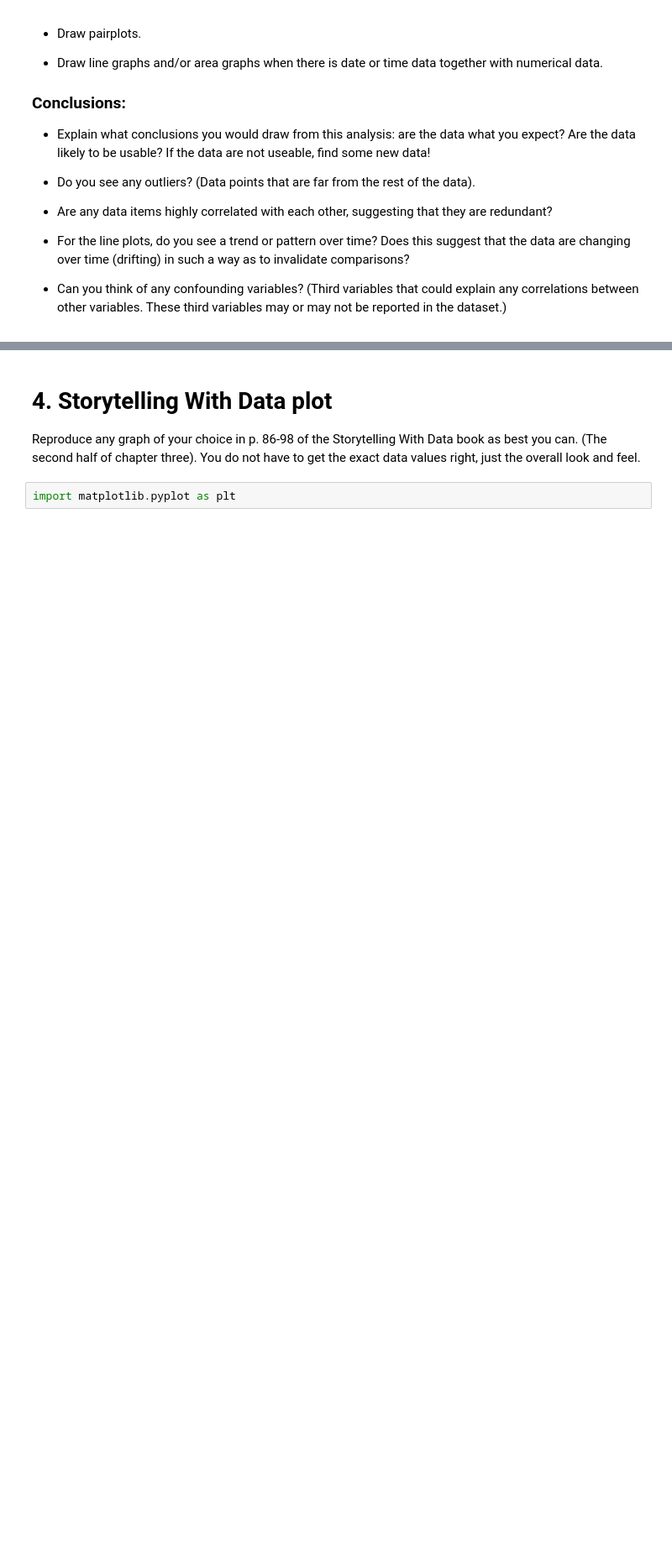
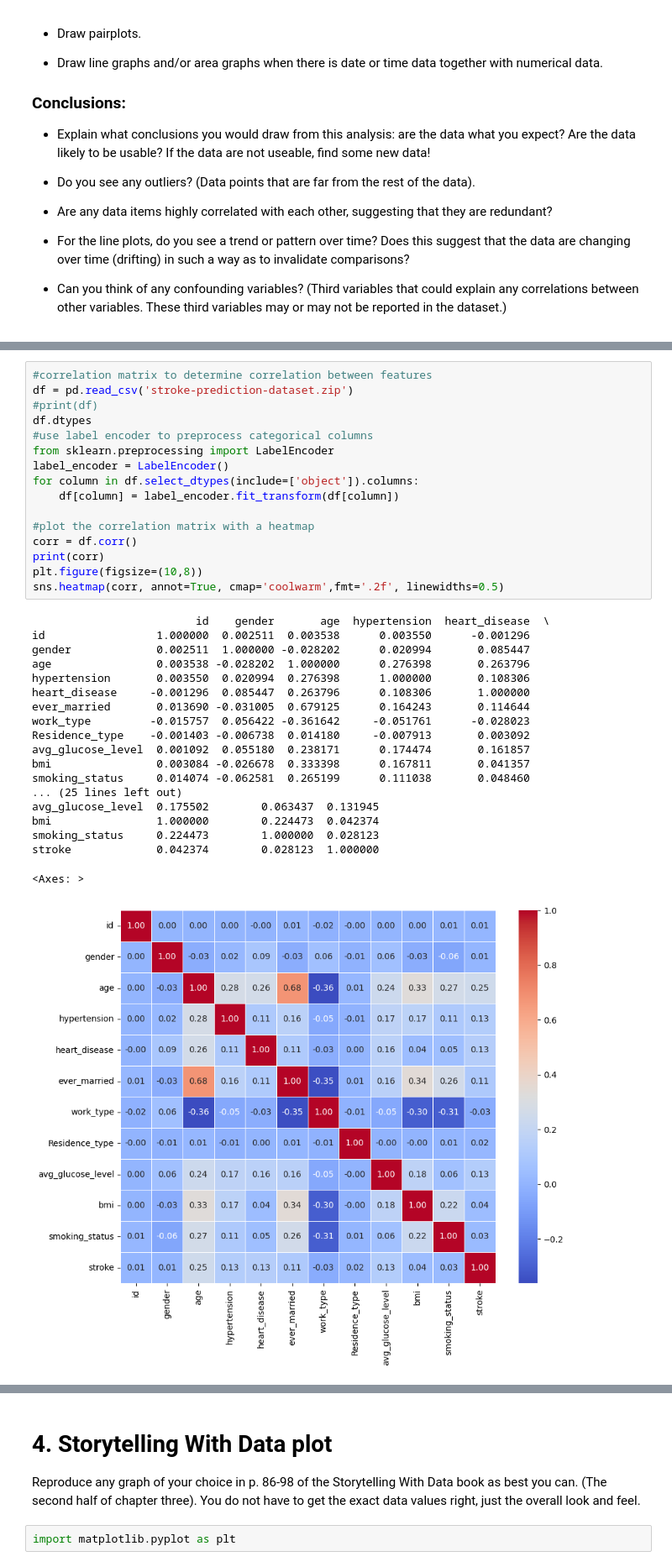
Before and after one commit to els246/2025-spring-B2, a Jupyter notebook: OMDS-ModB2-Week6-Stiller-Emma.ipynb, the cells around one changed output, grey strips where cells are left out. Shown at 84% size. Drawn from its saved outputs; the diff is of its cells as text; blank space fills up the shorter version.

```diff
--- a/OMDS-ModB2-Week6-Stiller-Emma.ipynb
+++ b/OMDS-ModB2-Week6-Stiller-Emma.ipynb
@@ -75,0 +80,36 @@ This week, you will do the same types of exercises as last week, but you should
+# %%
+#correlation matrix to determine correlation between features
+df = pd.read_csv('stroke-prediction-dataset.zip')
+#print(df)
+df.dtypes
+#use label encoder to preprocess categorical columns
+from sklearn.preprocessing import LabelEncoder
+label_encoder = LabelEncoder()
+for column in df.select_dtypes(include=['object']).columns:
+    df[column] = label_encoder.fit_transform(df[column])
+
+#plot the correlation matrix with a heatmap
+corr = df.corr()
+print(corr)
+plt.figure(figsize=(10,8))
+sns.heatmap(corr, annot=True, cmap='coolwarm',fmt='.2f', linewidths=0.5)
+# %% [output]
+                         id    gender       age  hypertension  heart_disease  \
+id                 1.000000  0.002511  0.003538      0.003550      -0.001296
+gender             0.002511  1.000000 -0.028202      0.020994       0.085447
+age                0.003538 -0.028202  1.000000      0.276398       0.263796
+hypertension       0.003550  0.020994  0.276398      1.000000       0.108306
+heart_disease     -0.001296  0.085447  0.263796      0.108306       1.000000
+ever_married       0.013690 -0.031005  0.679125      0.164243       0.114644
+work_type         -0.015757  0.056422 -0.361642     -0.051761      -0.028023
+Residence_type    -0.001403 -0.006738  0.014180     -0.007913       0.003092
+avg_glucose_level  0.001092  0.055180  0.238171      0.174474       0.161857
+bmi                0.003084 -0.026678  0.333398      0.167811       0.041357
+smoking_status     0.014074 -0.062581  0.265199      0.111038       0.048460
+... (25 lines left out)
+avg_glucose_level  0.175502        0.063437  0.131945
+bmi                1.000000        0.224473  0.042374
+smoking_status     0.224473        1.000000  0.028123
+stroke             0.042374        0.028123  1.000000
+<Axes: >
+[figure, added]
```
Also changed, not shown: parts of 8 cells of this notebook, 1 other file.
